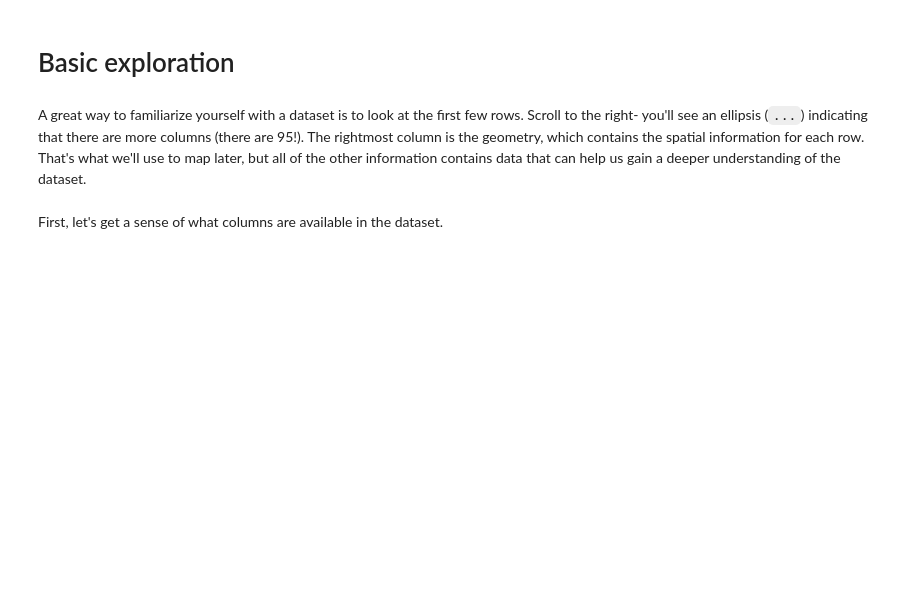
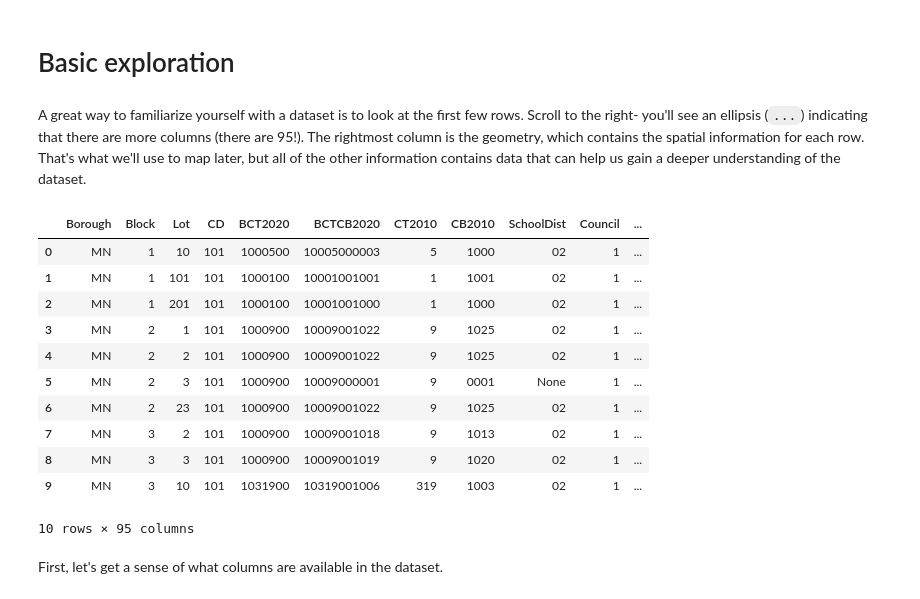
Before and after one commit to yumobennyyang/Mapping-Systems, a Jupyter notebook: Tutorials/01_vector_data_apis.ipynb, the cells around one changed output. Cells and saved outputs as stored; diff of their text form; code cells hidden in the pictures; blank space fills up the shorter version.

```diff
--- a/Tutorials/01_vector_data_apis.ipynb
+++ b/Tutorials/01_vector_data_apis.ipynb
@@ -49,7 +49,20 @@ spatial information for each row. That's what we'll use to map
 later, but all of the other information contains data that can help
 us gain a deeper understanding of the dataset.
 # %%
-pluto.head()
+pluto.head(10)
+# %% [output]
+|  | Borough | Block | Lot | CD | BCT2020 | BCTCB2020 | CT2010 | CB2010 | SchoolDist | Council | ... |
+| 0 | MN | 1 | 10 | 101 | 1000500 | 10005000003 | 5 | 1000 | 02 | 1 | ... |
+| 1 | MN | 1 | 101 | 101 | 1000100 | 10001001001 | 1 | 1001 | 02 | 1 | ... |
+| 2 | MN | 1 | 201 | 101 | 1000100 | 10001001000 | 1 | 1000 | 02 | 1 | ... |
+| 3 | MN | 2 | 1 | 101 | 1000900 | 10009001022 | 9 | 1025 | 02 | 1 | ... |
+| 4 | MN | 2 | 2 | 101 | 1000900 | 10009001022 | 9 | 1025 | 02 | 1 | ... |
+| 5 | MN | 2 | 3 | 101 | 1000900 | 10009000001 | 9 | 0001 | None | 1 | ... |
+| 6 | MN | 2 | 23 | 101 | 1000900 | 10009001022 | 9 | 1025 | 02 | 1 | ... |
+| 7 | MN | 3 | 2 | 101 | 1000900 | 10009001018 | 9 | 1013 | 02 | 1 | ... |
+| 8 | MN | 3 | 3 | 101 | 1000900 | 10009001019 | 9 | 1020 | 02 | 1 | ... |
+| 9 | MN | 3 | 10 | 101 | 1031900 | 10319001006 | 319 | 1003 | 02 | 1 | ... |
+10 rows × 95 columns
 # %% [markdown]
 First, let's get a sense of what columns are available in the dataset.
 # %%
```
Also changed, not shown: parts of 31 cells of this notebook.
